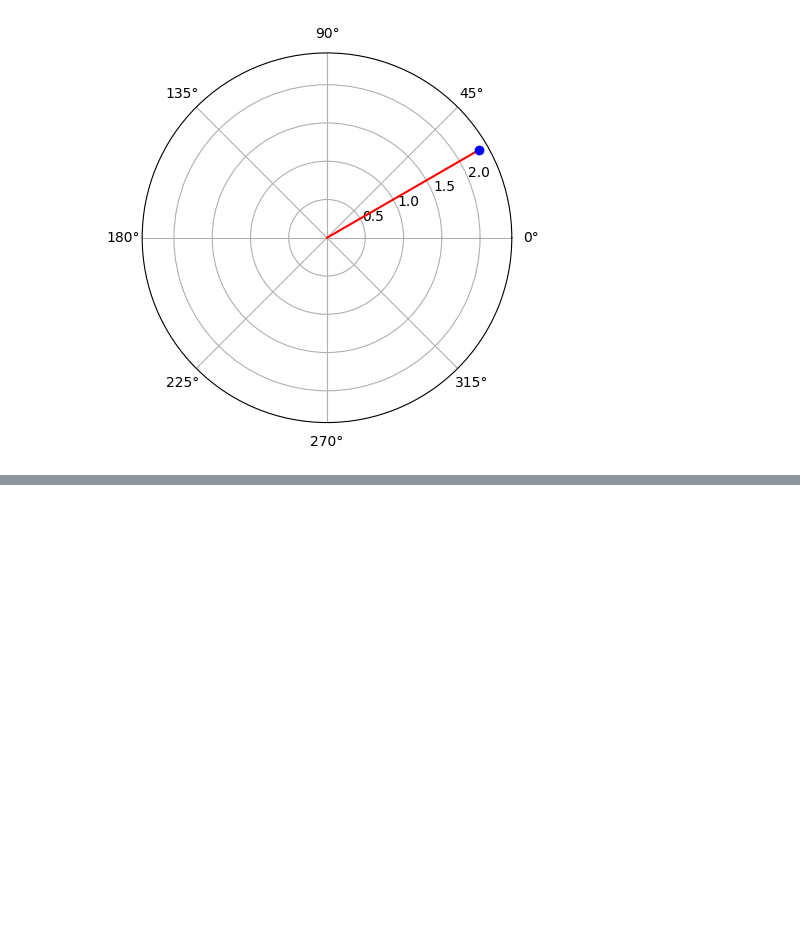
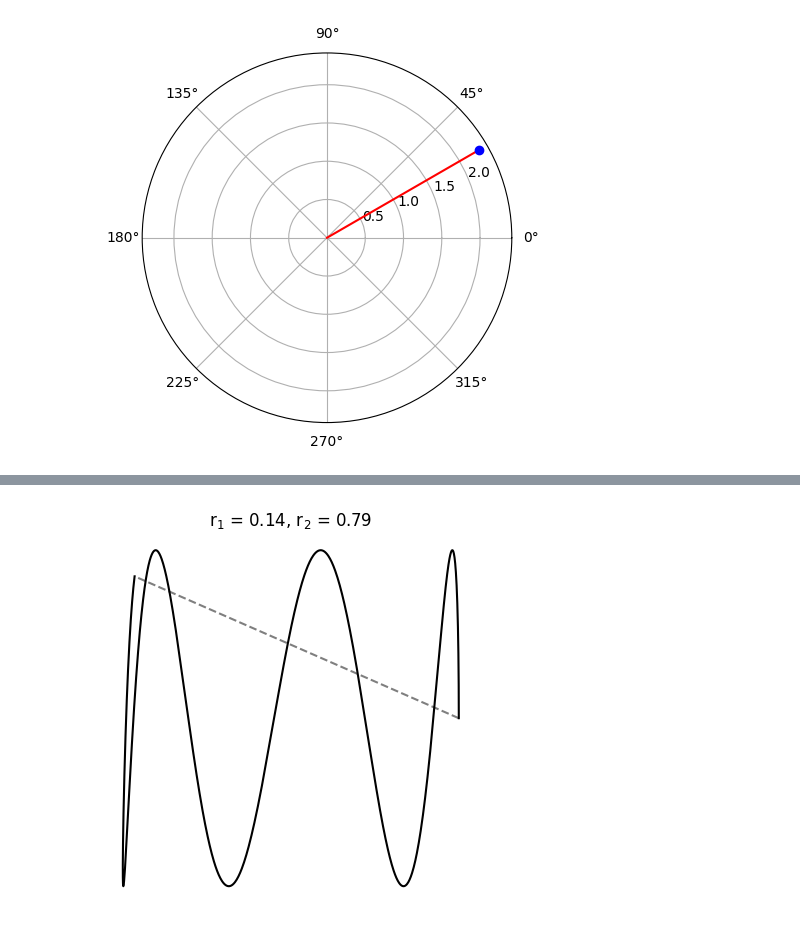
Before and after one commit to rtharris619/ProjectMath, a Jupyter notebook: Trigonometry/trigonometry.ipynb, the cells around one changed output, grey strips where cells are left out. Cells and saved outputs as stored; diff of their text form; code cells hidden in the pictures; blank space fills up the shorter version.

```diff
--- a/Trigonometry/trigonometry.ipynb
+++ b/Trigonometry/trigonometry.ipynb
@@ -284,0 +311,17 @@ euler_from_cos_sin(1,1)
+# %%
+thetas = np.linspace(0,8*np.pi,1000)
+rands = np.round(np.random.rand(2),2)
+
+x = np.cos(thetas*rands[0])
+y = np.sin(thetas*rands[1])
+
+plt.plot([x[0],x[-1]],[y[0],y[-1]],'k--',alpha=.5)
+
+plt.plot(x,y,'k')
+plt.title('r$_1$ = %s, r$_2$ = %s' % (rands[0],rands[1]))
+plt.axis('square')
+plt.axis([-1.1,1.1,-1.1,1.1])
+plt.axis('off')
+plt.show()
+# %% [output]
+[figure, added]
```
Also changed, not shown: parts of 3 cells of this notebook, 1 other file.
